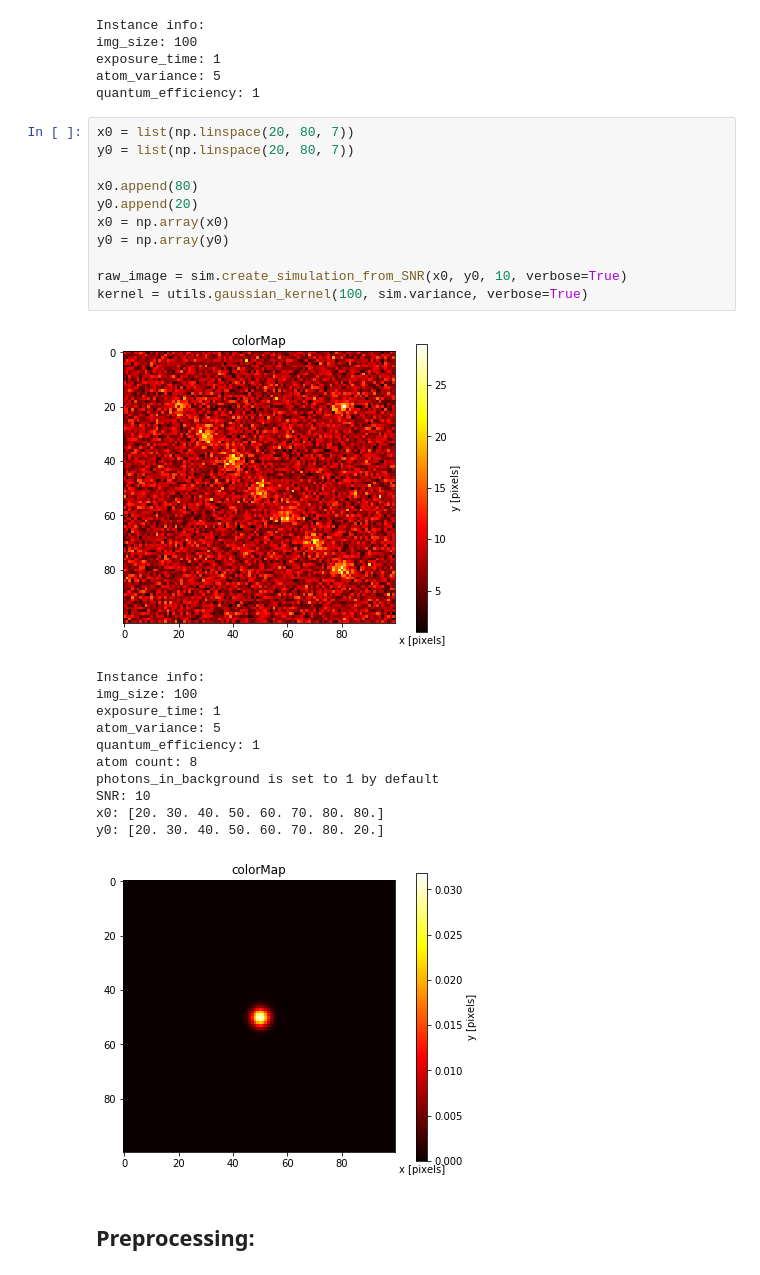
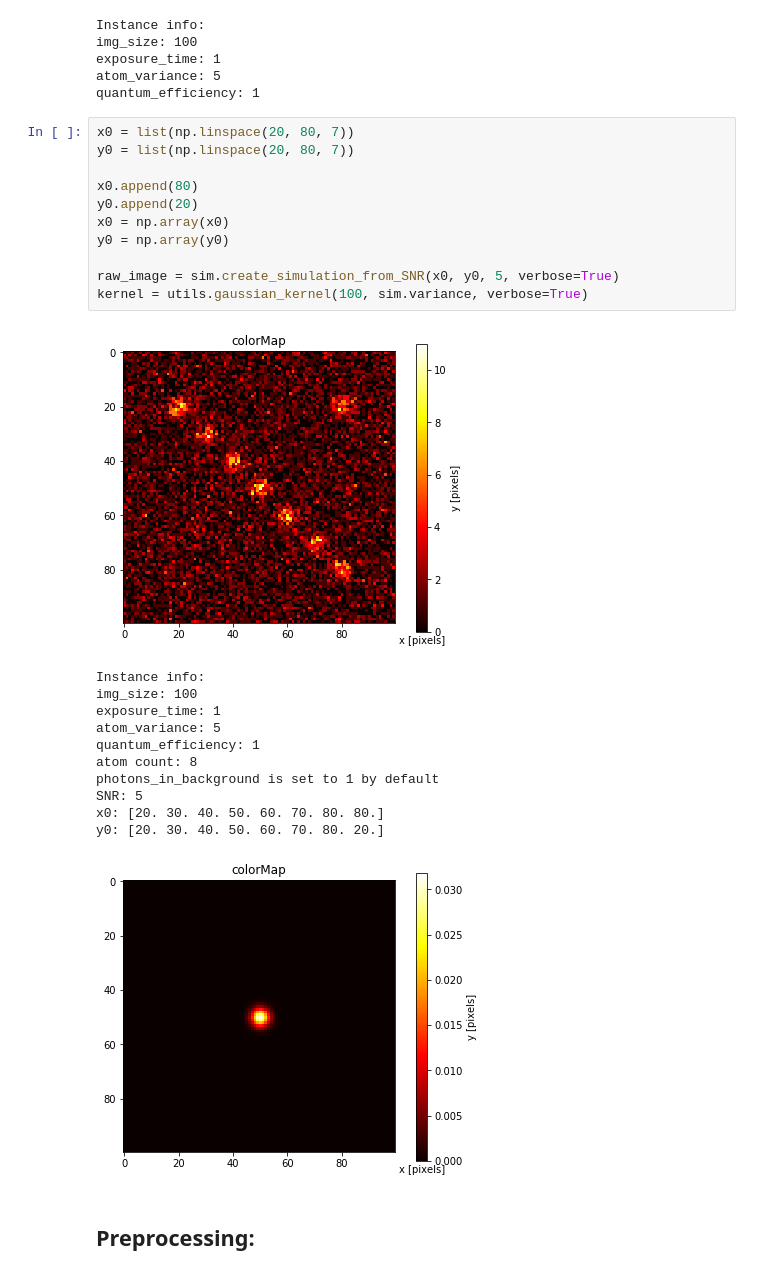
Before and after one commit to cliulinnaeus/AtomDetection, a Jupyter notebook: preprocessing/test.ipynb, the cells around one changed output. Drawn from its saved outputs; the diff is of its cells as text.

```diff
--- a/preprocessing/test.ipynb
+++ b/preprocessing/test.ipynb
@@ -23,16 +23,16 @@ quantum_efficiency: 1
 # %%
 x0 = list(np.linspace(20, 80, 7))
 y0 = list(np.linspace(20, 80, 7))
 
 x0.append(80)
 y0.append(20)
 x0 = np.array(x0)
 y0 = np.array(y0)
 
-raw_image = sim.create_simulation_from_SNR(x0, y0, 10, verbose=True)
+raw_image = sim.create_simulation_from_SNR(x0, y0, 5, verbose=True)
 kernel = utils.gaussian_kernel(100, sim.variance, verbose=True)
 # %% [output]
-[figure, old version]
+[figure, new version]
 Instance info:
 img_size: 100
 exposure_time: 1
@@ -40,7 +40,7 @@ atom_variance: 5
 quantum_efficiency: 1
 atom count: 8
 photons_in_background is set to 1 by default
-SNR: 10
+SNR: 5
 x0: [20. 30. 40. 50. 60. 70. 80. 80.]
 y0: [20. 30. 40. 50. 60. 70. 80. 20.]
 [figure]
```
Also changed, not shown: parts of 11 cells of this notebook, 4 other files.
